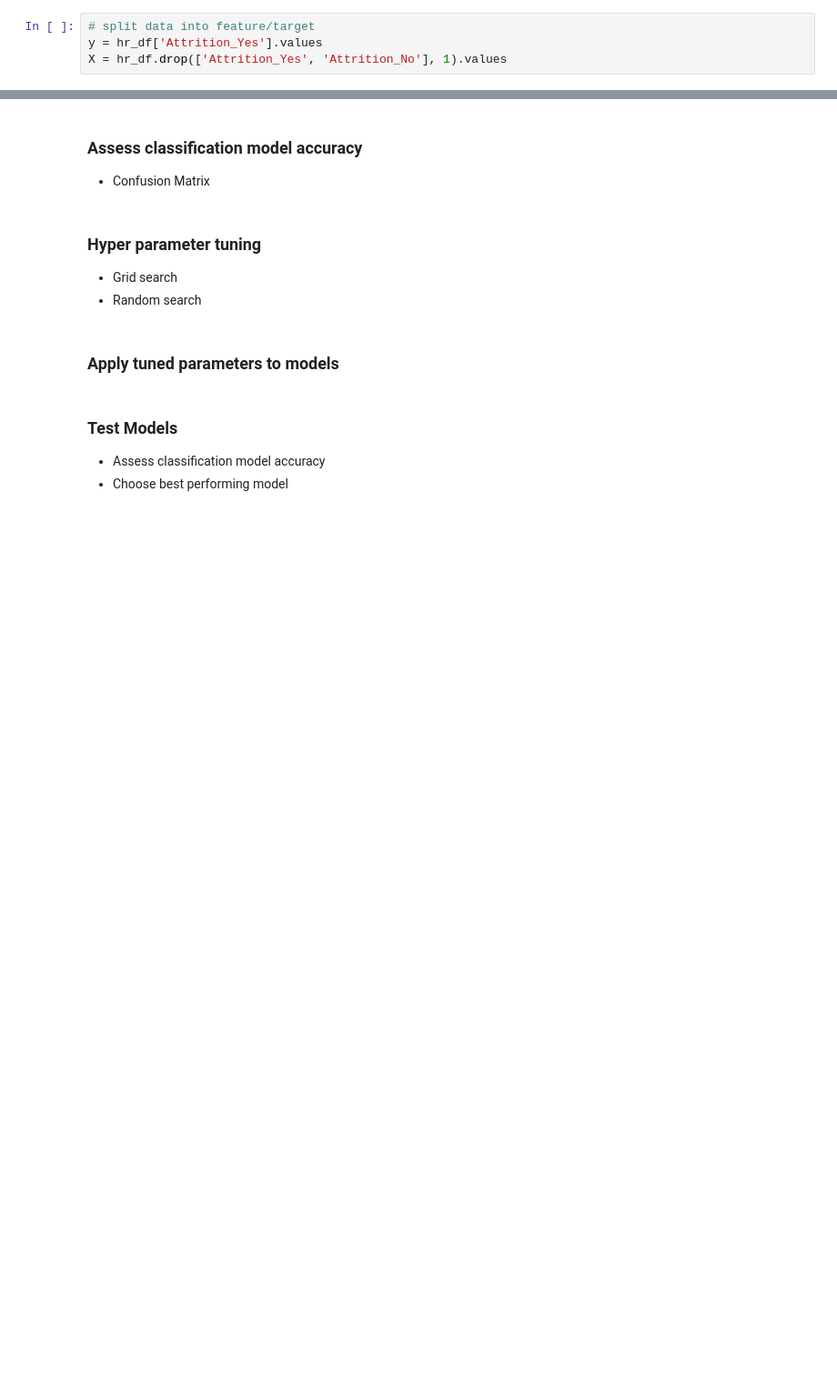
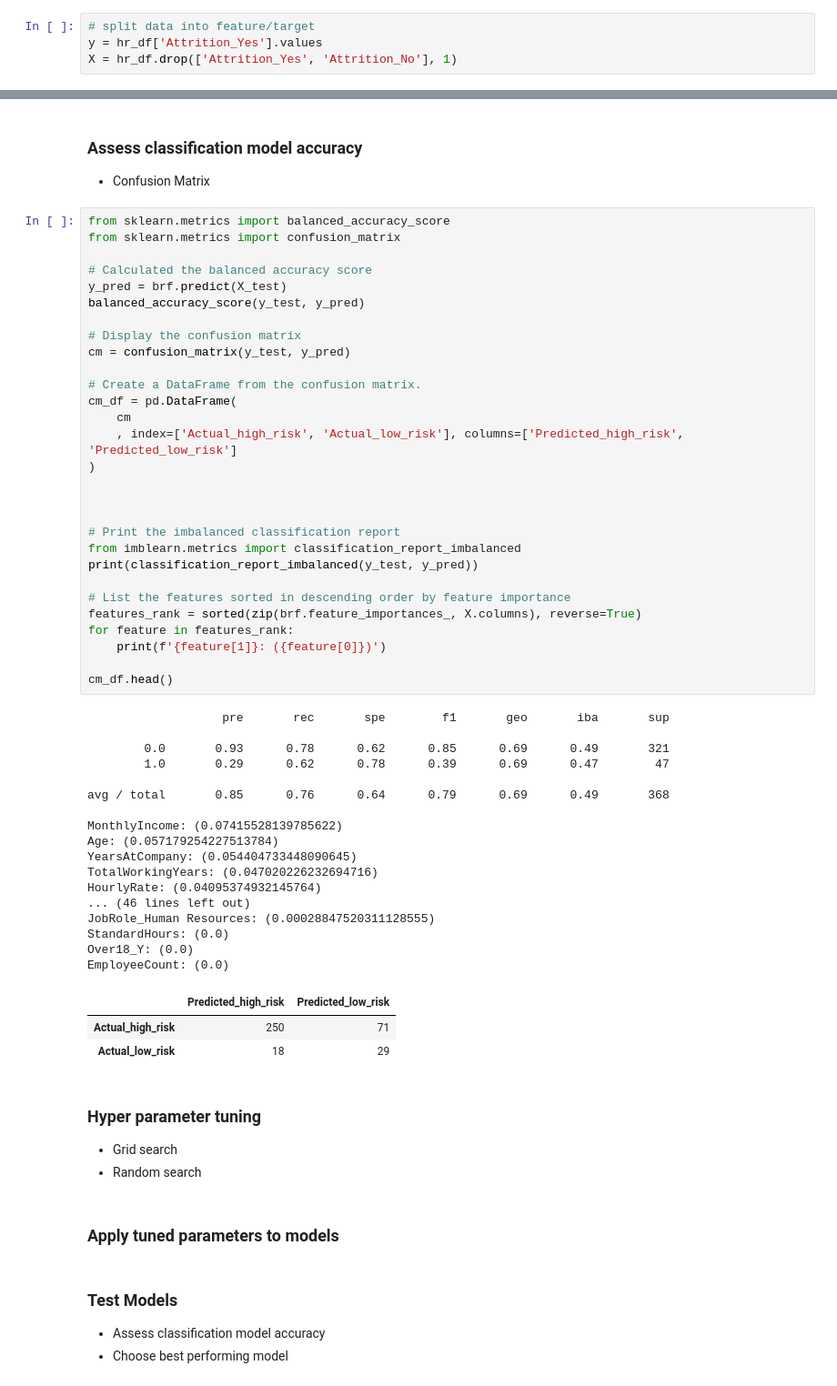
Before and after one commit to lykkelig/Group6_Final_Project, a Jupyter notebook: Exploratory_Data.ipynb, the cells around one changed output, grey strips where cells are left out. Shown at 91% size. Saved outputs shown, nothing was run; the diff lists cells and outputs as text; blank space fills up the shorter version.

```diff
--- a/Exploratory_Data.ipynb
+++ b/Exploratory_Data.ipynb
@@ -255,7 +255,7 @@ Index(['Age', 'DailyRate', 'DistanceFromHome', 'Education', 'EmployeeCount',
 # %%
 # split data into feature/target
 y = hr_df['Attrition_Yes'].values
-X = hr_df.drop(['Attrition_Yes', 'Attrition_No'], 1).values
+X = hr_df.drop(['Attrition_Yes', 'Attrition_No'], 1)
 # %%
 # Split
 from sklearn.model_selection import train_test_split
@@ -330,6 +316,56 @@ for feature in features_rank:
 
 ### Assess classification model accuracy
 - Confusion Matrix
+# %%
+from sklearn.metrics import balanced_accuracy_score
+from sklearn.metrics import confusion_matrix
+
+# Calculated the balanced accuracy score
+y_pred = brf.predict(X_test)
+balanced_accuracy_score(y_test, y_pred)
+
+# Display the confusion matrix
+cm = confusion_matrix(y_test, y_pred)
+
+# Create a DataFrame from the confusion matrix.
+cm_df = pd.DataFrame(
+    cm
+    , index=['Actual_high_risk', 'Actual_low_risk'], columns=['Predicted_high_risk', 'Predicted_low_risk']
+)
+
+
+
+# Print the imbalanced classification report
+from imblearn.metrics import classification_report_imbalanced
+print(classification_report_imbalanced(y_test, y_pred))
+
+# List the features sorted in descending order by feature importance
+features_rank = sorted(zip(brf.feature_importances_, X.columns), reverse=True)
+for feature in features_rank:
+    print(f'{feature[1]}: ({feature[0]})')
+
+cm_df.head()
+# %% [output]
+                   pre       rec       spe        f1       geo       iba       sup
+
+        0.0       0.93      0.78      0.62      0.85      0.69      0.49       321
+        1.0       0.29      0.62      0.78      0.39      0.69      0.47        47
+
+avg / total       0.85      0.76      0.64      0.79      0.69      0.49       368
+
+MonthlyIncome: (0.07415528139785622)
+Age: (0.057179254227513784)
+YearsAtCompany: (0.054404733448090645)
+TotalWorkingYears: (0.047020226232694716)
+HourlyRate: (0.04095374932145764)
+... (46 lines left out)
+JobRole_Human Resources: (0.00028847520311128555)
+StandardHours: (0.0)
+Over18_Y: (0.0)
+EmployeeCount: (0.0)
+|  | Predicted_high_risk | Predicted_low_risk |
+| Actual_high_risk | 250 | 71 |
+| Actual_low_risk | 18 | 29 |
 # %% [markdown]
 
 ### Hyper parameter tuning
```
Also changed, not shown: parts of 2 cells of this notebook.
